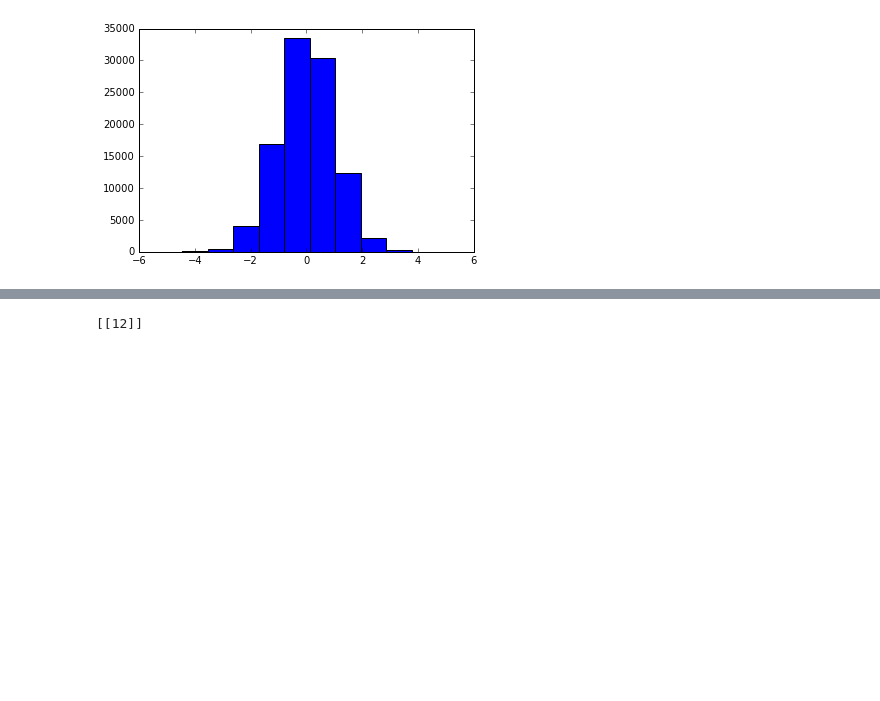
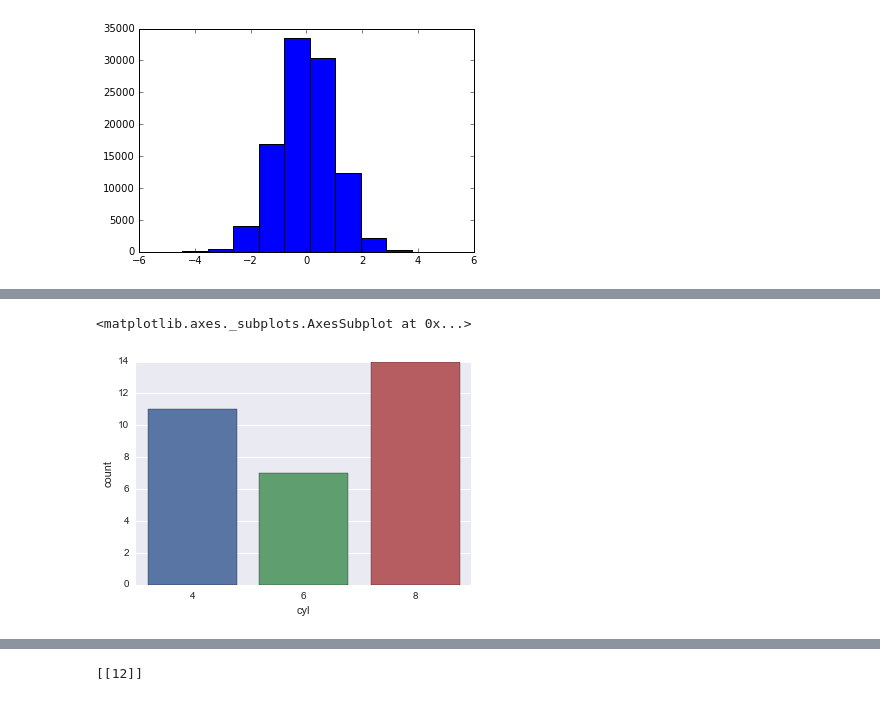
Before and after one commit to Toma-L/PythonProjects, a Jupyter notebook: RTOPY.ipynb, the cells around one changed output, grey strips where cells are left out. Saved outputs shown, nothing was run; the diff lists cells and outputs as text; code cells hidden in the pictures; blank space fills up the shorter version.

```diff
--- a/RTOPY.ipynb
+++ b/RTOPY.ipynb
@@ -2226,0 +2277,14 @@ plt.savefig(filename = "my_hist.png", format = "png")
+# %%
+%matplotlib inline
+
+import seaborn as sns
+import pandas as pd
+import matplotlib.pyplot as plt
+
+cyl = [6 ,6 ,4 ,6 ,8 ,6 ,8 ,4 ,4 ,6 ,6 ,8 ,8 ,8 ,8 ,8 ,8 ,4 ,4 ,4 ,4 ,8 ,8 ,8 ,8 ,4 ,4 ,4 ,8 ,6 ,8 ,4]
+cyl_df = pd.DataFrame({"cyl": cyl})
+
+sns.countplot(x = "cyl", data = cyl_df)
+# %% [output]
+<matplotlib.axes._subplots.AxesSubplot at 0x...>
+[figure, added]
```
Also changed, not shown: parts of 32 cells of this notebook.
